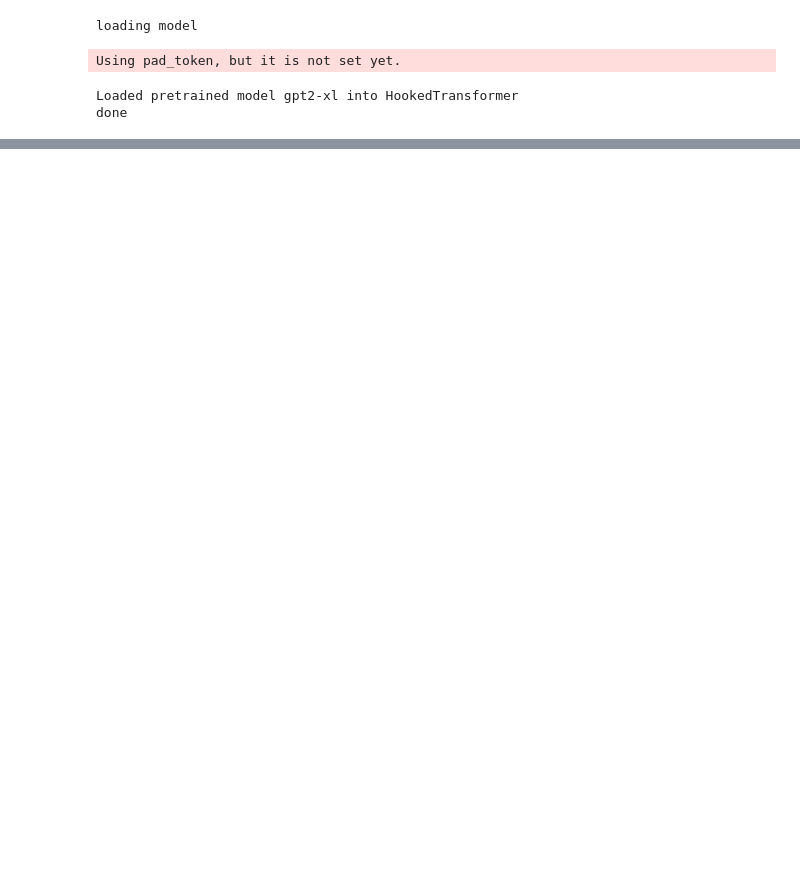
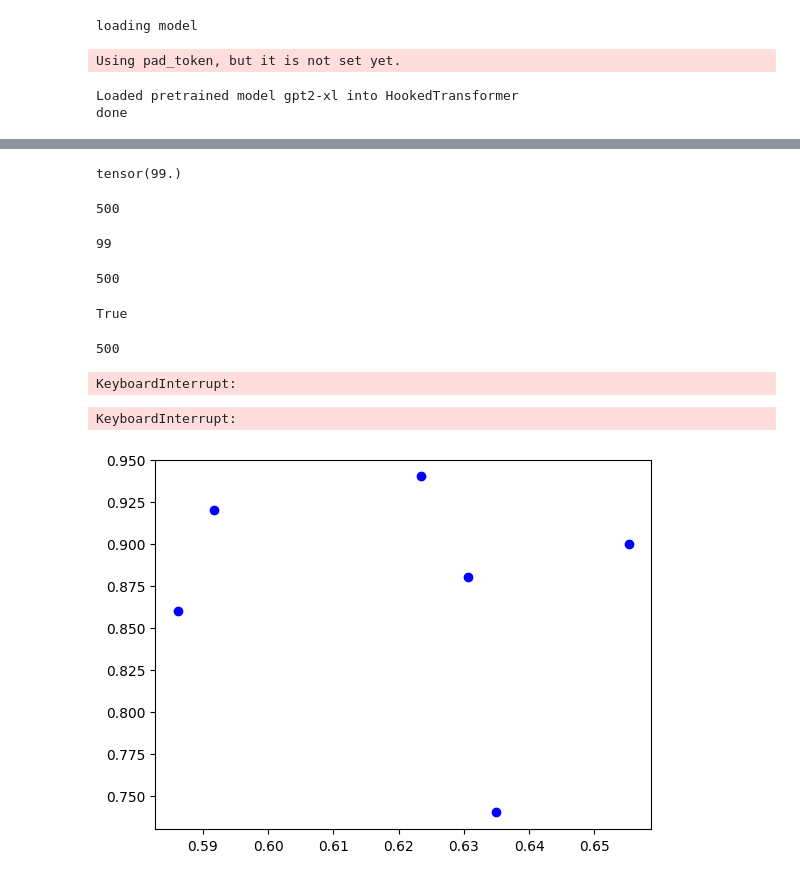
Before and after one commit to magikarp01/iti_capstone, a Jupyter notebook: generalization.ipynb, the cells around one changed output, grey strips where cells are left out. Saved outputs shown, nothing was run; the diff lists cells and outputs as text; code cells hidden in the pictures; blank space fills up the shorter version.

```diff
--- a/generalization.ipynb
+++ b/generalization.ipynb
@@ -105,0 +204,5 @@ Stored at ez_gpt2xl_1000
+# %%
+import utils.analytics_utils as analytics
+
+for name in datanames:
+    analytics.plot_probe_accuracies(acts[name]).show()
@@ -105,0 +410,68 @@ Stored at ez_gpt2xl_1000
+# %%
+acts["TruthfulQA"].y_tests["z"][:,0].sum()
+# %% [output]
+tensor(99.)
+# %%
+sum(np.array(acts["TruthfulQA"].dataset.all_labels)[acts["TruthfulQA"].indices])
+# %% [output]
+500
+# %%
+np.array(acts["TruthfulQA"].dataset.all_labels)[acts["TruthfulQA"].indices_tests["z"]].sum()
+# %% [output]
+99
+# %%
+sum(acts["BoolQ"].dataset.sample(1000)[2])
+# %% [output]
+500
+# %%
+acts["BoolQ"].dataset.all_prompts == iti_acts["BoolQ"].dataset.all_prompts
+# %% [output]
+True
+# %%
+np.array(acts["BoolQ"].dataset.all_labels)[acts["BoolQ"].dataset.sample(1000)[0]].sum()
+# %% [output]
+500
+# %%
+from utils.gpt_judge import get_iti_scores
+# Try GPT-Judge output, measure truthfulness and info before/after ITI
+
+truth_scores = []
+info_scores = []
+truth_scores_iti = []
+info_scores_iti = []
+
+for name in tqdm(datanames):
+    truth_score, info_score, truth_score_iti, info_score_iti, _, _ = get_iti_scores(model, datasets[name], alpha=1, topk=1200, existing_acts=acts[name])
+    truth_scores.append(truth_score)
+    info_scores.append(info_score)
+    truth_scores_iti.append(truth_score_iti)
+    info_scores_iti.append(info_score_iti)
+# %% [output]
+KeyboardInterrupt:
+# %%
+# Measure truthfulness before/after ITI
+import matplotlib.pyplot as plt
+
+colors=['b', 'r']
+names=["default", "iti"]
+probe_acc_dict = {}
+for idx, score_list in enumerate([truth_scores, truth_scores_iti]):
+    model_acc_diffs = []
+    probe_accs = []
+    for name_idx, name in enumerate(datanames):
+        model_acc_diffs.append(score_list[name_idx])
+        probe_accs.append(acts[name].probe_accs["z"].mean())
+        probe_acc_dict[name] = round(acts[name].probe_accs["z"].mean(), 3)
+
+    plt.scatter(probe_accs, model_acc_diffs, c=colors[idx], label=names[idx])
+
+plt.title("Truth Evaluation of Models on Datasets")
+plt.xlabel("Probe Accuracy")
+plt.ylabel("Model Truth Evaluation (GPT-Judge)")
+plt.legend()
+plt.show()
+
+print(probe_acc_dict)
+# %% [output]
+KeyboardInterrupt:
+[figure, added]
```
Also changed, not shown: parts of 25 cells of this notebook, 7 other files.
